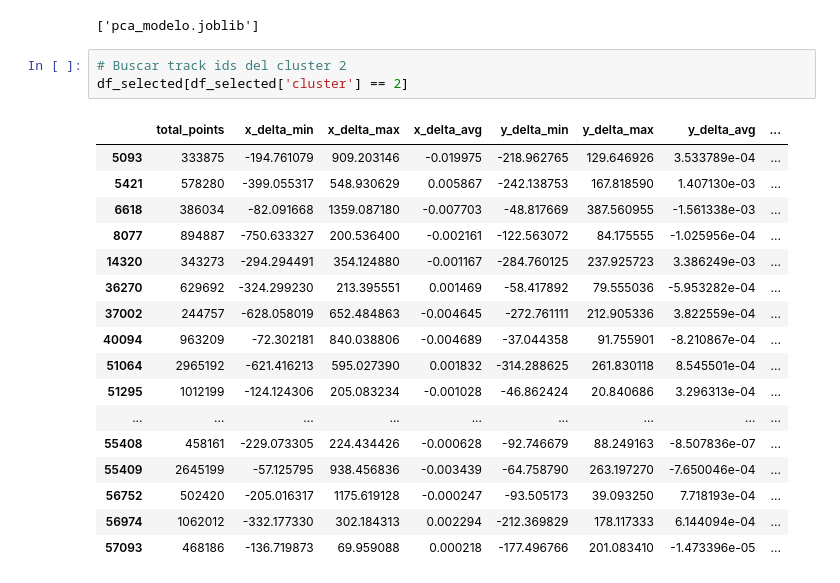
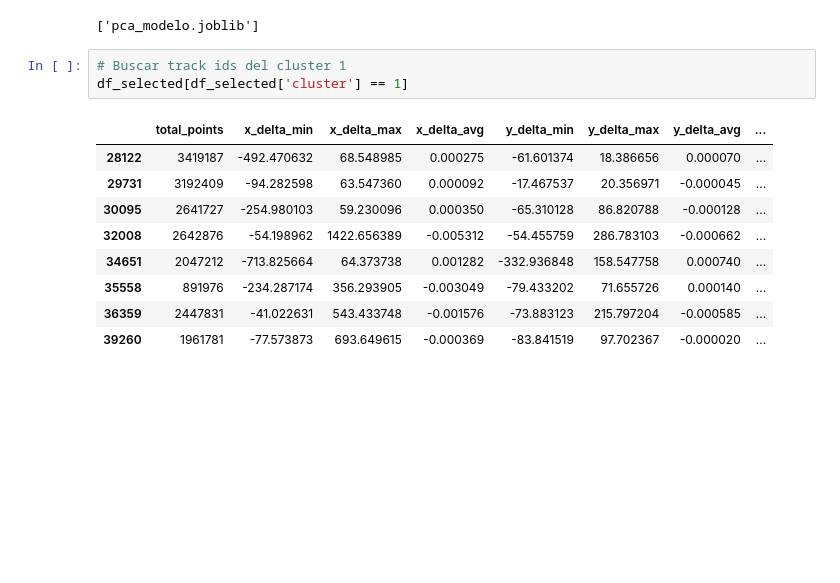
Before and after one commit to ssanchezjaveriana/tracker_tesis, a Jupyter notebook: k_means.ipynb, the cells around one changed output. Cells and saved outputs as stored; diff of their text form; blank space fills up the shorter version.

```diff
--- a/k_means.ipynb
+++ b/k_means.ipynb
@@ -275,23 +274,15 @@ dump(pca, 'pca_modelo.joblib')
 # %% [output]
 ['pca_modelo.joblib']
 # %%
-# Buscar track ids del cluster 2
-df_selected[df_selected['cluster'] == 2]
+# Buscar track ids del cluster 1
+df_selected[df_selected['cluster'] == 1]
 # %% [output]
 |  | total_points | x_delta_min | x_delta_max | x_delta_avg | y_delta_min | y_delta_max | y_delta_avg | ... |
-| 5093 | 333875 | -194.761079 | 909.203146 | -0.019975 | -218.962765 | 129.646926 | 3.533789e-04 | ... |
-| 5421 | 578280 | -399.055317 | 548.930629 | 0.005867 | -242.138753 | 167.818590 | 1.407130e-03 | ... |
-| 6618 | 386034 | -82.091668 | 1359.087180 | -0.007703 | -48.817669 | 387.560955 | -1.561338e-03 | ... |
-| 8077 | 894887 | -750.633327 | 200.536400 | -0.002161 | -122.563072 | 84.175555 | -1.025956e-04 | ... |
-| 14320 | 343273 | -294.294491 | 354.124880 | -0.001167 | -284.760125 | 237.925723 | 3.386249e-03 | ... |
-| 36270 | 629692 | -324.299230 | 213.395551 | 0.001469 | -58.417892 | 79.555036 | -5.953282e-04 | ... |
-| 37002 | 244757 | -628.058019 | 652.484863 | -0.004645 | -272.761111 | 212.905336 | 3.822559e-04 | ... |
-| 40094 | 963209 | -72.302181 | 840.038806 | -0.004689 | -37.044358 | 91.755901 | -8.210867e-04 | ... |
-| 51064 | 2965192 | -621.416213 | 595.027390 | 0.001832 | -314.288625 | 261.830118 | 8.545501e-04 | ... |
-| 51295 | 1012199 | -124.124306 | 205.083234 | -0.001028 | -46.862424 | 20.840686 | 3.296313e-04 | ... |
-| ... | ... | ... | ... | ... | ... | ... | ... | ... |
-| 55408 | 458161 | -229.073305 | 224.434426 | -0.000628 | -92.746679 | 88.249163 | -8.507836e-07 | ... |
-| 55409 | 2645199 | -57.125795 | 938.456836 | -0.003439 | -64.758790 | 263.197270 | -7.650046e-04 | ... |
-| 56752 | 502420 | -205.016317 | 1175.619128 | -0.000247 | -93.505173 | 39.093250 | 7.718193e-04 | ... |
-| 56974 | 1062012 | -332.177330 | 302.184313 | 0.002294 | -212.369829 | 178.117333 | 6.144094e-04 | ... |
-| 57093 | 468186 | -136.719873 | 69.959088 | 0.000218 | -177.496766 | 201.083410 | -1.473396e-05 | ... |
+| 28122 | 3419187 | -492.470632 | 68.548985 | 0.000275 | -61.601374 | 18.386656 | 0.000070 | ... |
+| 29731 | 3192409 | -94.282598 | 63.547360 | 0.000092 | -17.467537 | 20.356971 | -0.000045 | ... |
+| 30095 | 2641727 | -254.980103 | 59.230096 | 0.000350 | -65.310128 | 86.820788 | -0.000128 | ... |
+| 32008 | 2642876 | -54.198962 | 1422.656389 | -0.005312 | -54.455759 | 286.783103 | -0.000662 | ... |
+| 34651 | 2047212 | -713.825664 | 64.373738 | 0.001282 | -332.936848 | 158.547758 | 0.000740 | ... |
+| 35558 | 891976 | -234.287174 | 356.293905 | -0.003049 | -79.433202 | 71.655726 | 0.000140 | ... |
+| 36359 | 2447831 | -41.022631 | 543.433748 | -0.001576 | -73.883123 | 215.797204 | -0.000585 | ... |
+| 39260 | 1961781 | -77.573873 | 693.649615 | -0.000369 | -83.841519 | 97.702367 | -0.000020 | ... |
```
Also changed, not shown: parts of 11 cells of this notebook, 1 other file.
